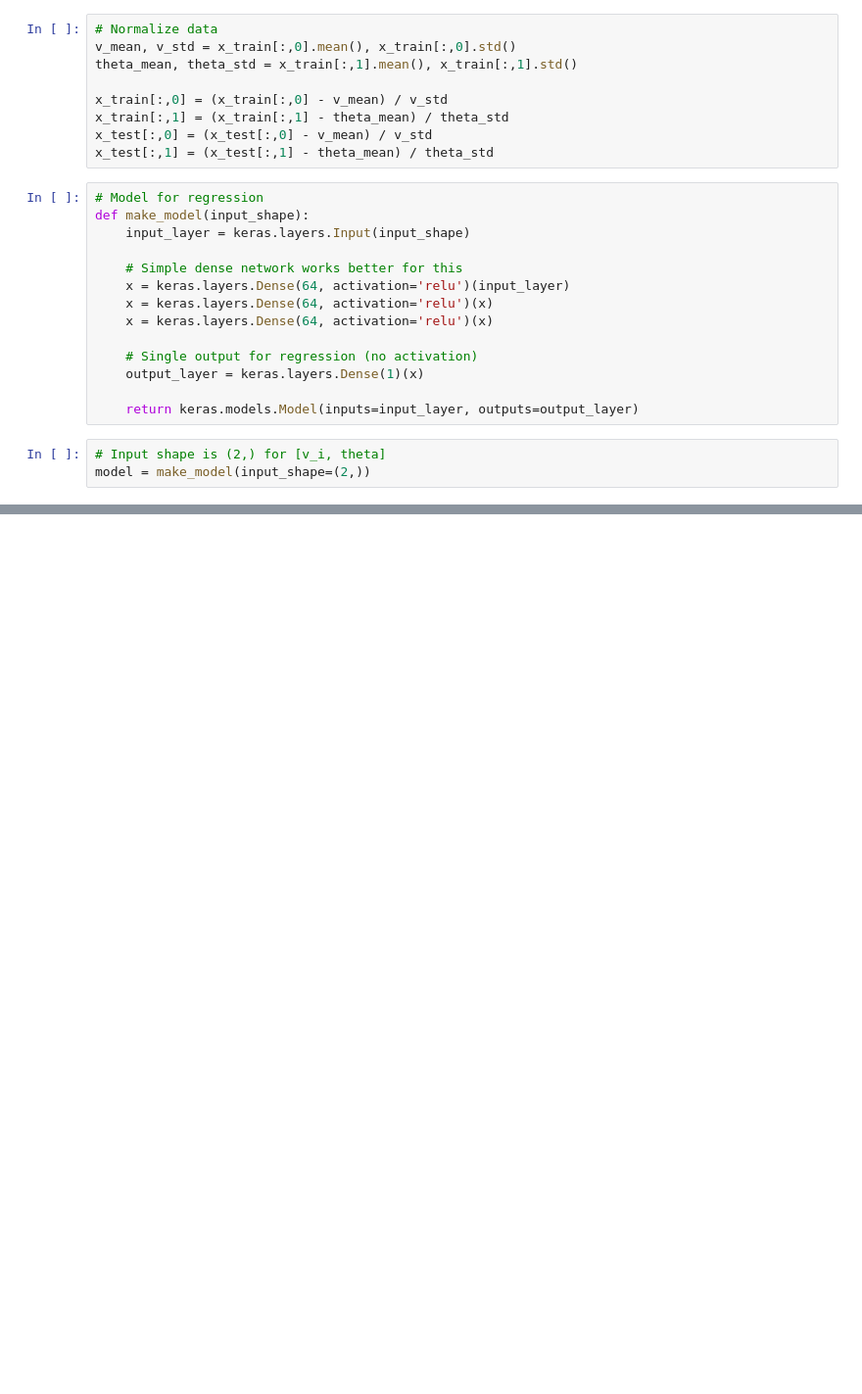
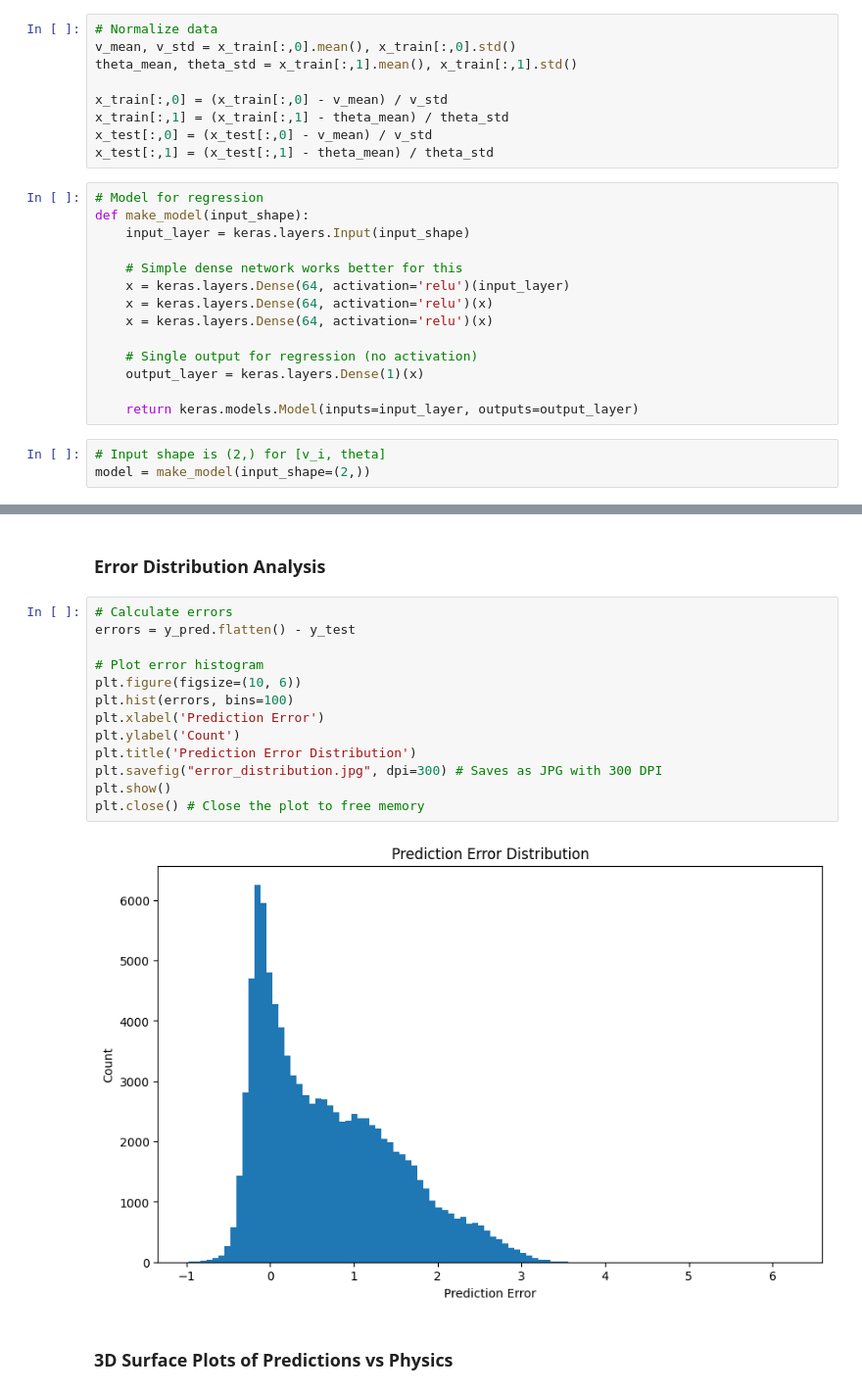
Before and after one commit to satyajitlion/Projectile_Motion_Network, a Jupyter notebook: projectile_motion.ipynb, the cells around one changed output, grey strips where cells are left out. Shown: that part at 98% size. Saved outputs shown, nothing was run; the diff lists cells and outputs as text; blank space fills up the shorter version.

```diff
--- a/projectile_motion.ipynb
+++ b/projectile_motion.ipynb
@@ -131,0 +171,19 @@ Epoch 10/10
+# %% [markdown]
+### Error Distribution Analysis
+# %%
+# Calculate errors
+errors = y_pred.flatten() - y_test
+
+# Plot error histogram
+plt.figure(figsize=(10, 6))
+plt.hist(errors, bins=100)
+plt.xlabel('Prediction Error')
+plt.ylabel('Count')
+plt.title('Prediction Error Distribution')
+plt.savefig("error_distribution.jpg", dpi=300) # Saves as JPG with 300 DPI
+plt.show()
+plt.close() # Close the plot to free memory
+# %% [output]
+[figure, added]
+# %% [markdown]
+### 3D Surface Plots of Predictions vs Physics
```
Also changed, not shown: parts of 12 cells of this notebook, 11 other files.
